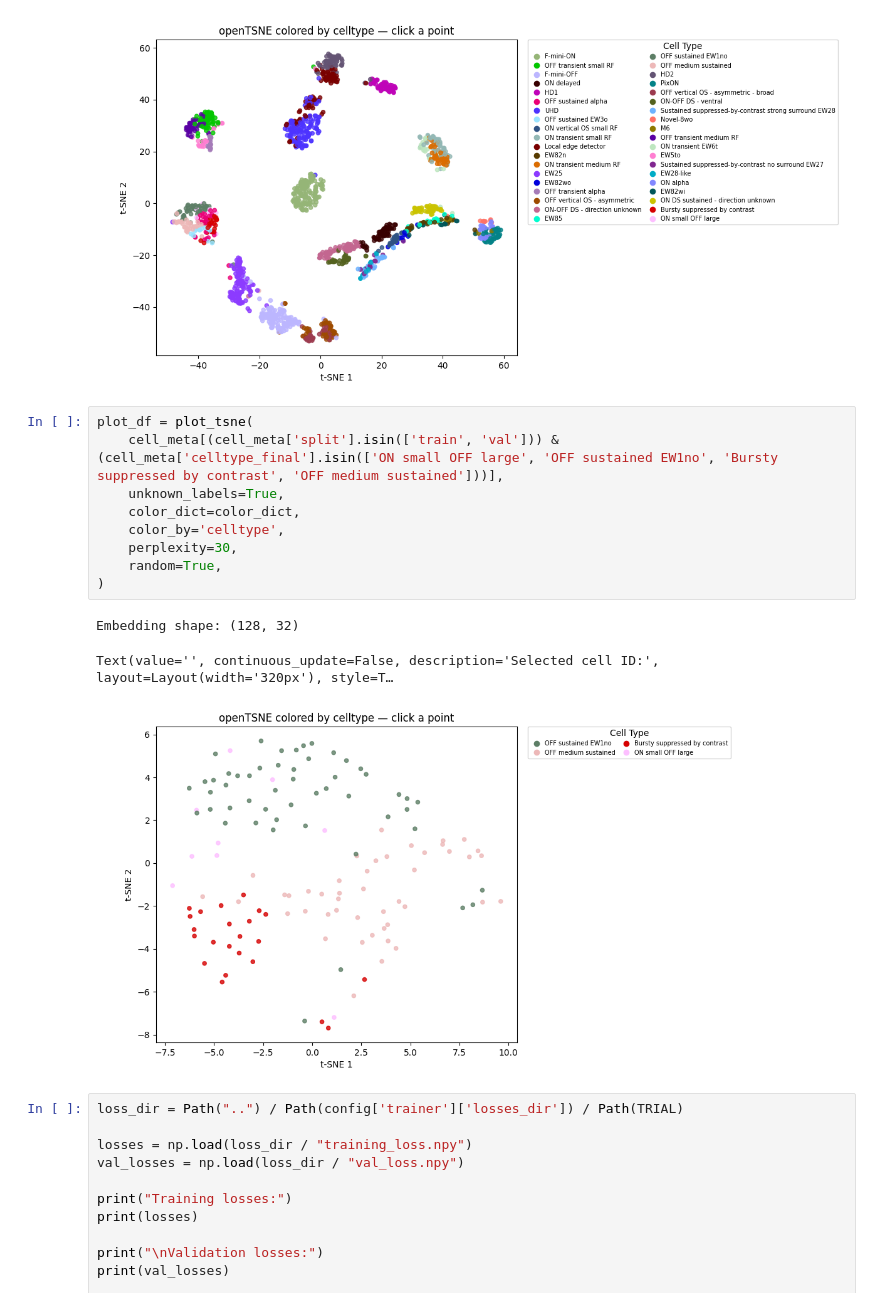
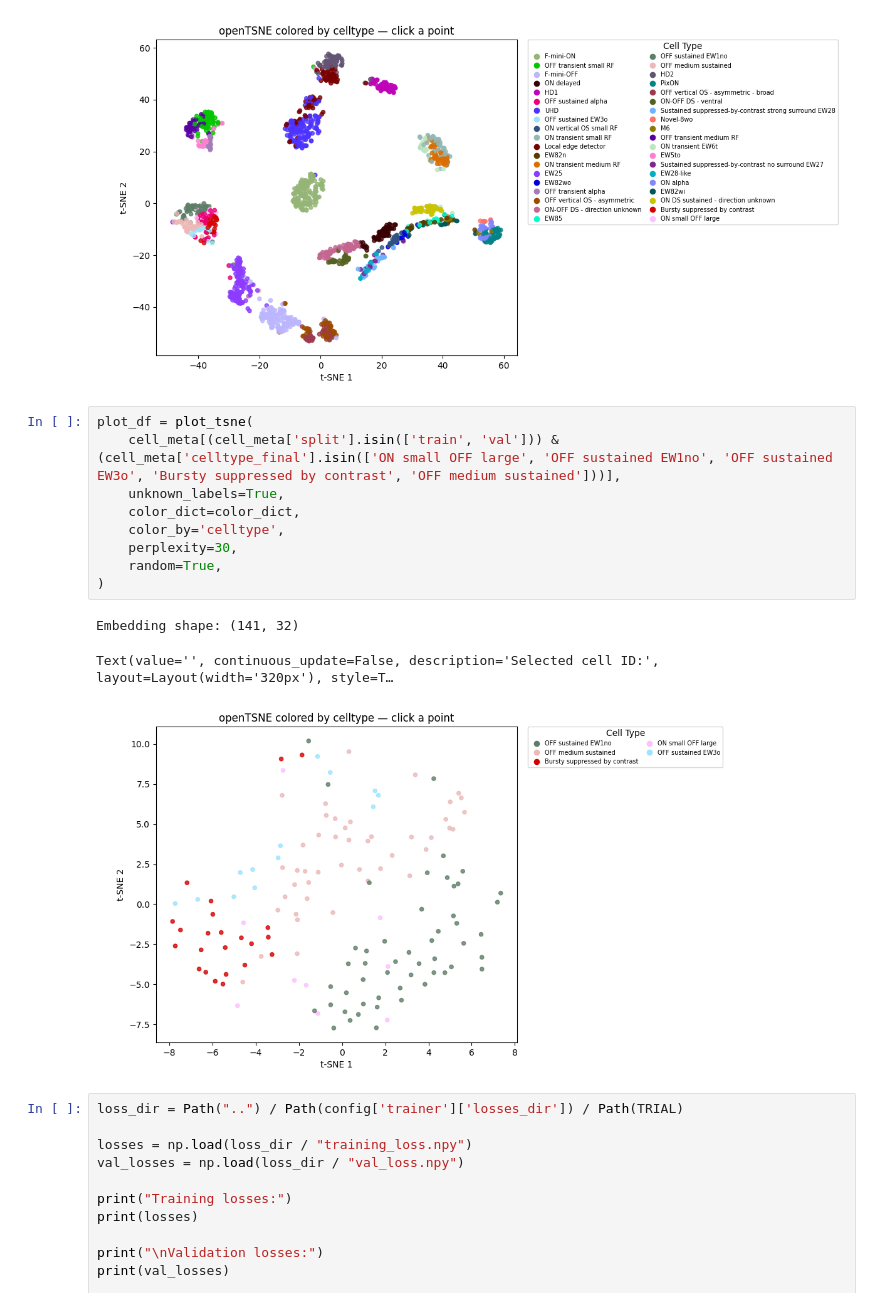
Before and after one commit to pegah81/ssl_neuron, a Jupyter notebook: ssl_neuron/demos/model_inference.ipynb, the cells around one changed output. Drawn from its saved outputs; the diff is of its cells as text.

Commit message:
plot of overlapping cells

```diff
--- a/ssl_neuron/demos/model_inference.ipynb
+++ b/ssl_neuron/demos/model_inference.ipynb
@@ -497,17 +497,17 @@ Text(value='', continuous_update=False, description='Selected cell ID:', layout=
 [figure]
 # %%
 plot_df = plot_tsne(
-    cell_meta[(cell_meta['split'].isin(['train', 'val'])) & (cell_meta['celltype_final'].isin(['ON small OFF large', 'OFF sustained EW1no', 'Bursty suppressed by contrast', 'OFF medium sustained']))],
+    cell_meta[(cell_meta['split'].isin(['train', 'val'])) & (cell_meta['celltype_final'].isin(['ON small OFF large', 'OFF sustained EW1no', 'OFF sustained EW3o', 'Bursty suppressed by contrast', 'OFF medium sustained']))],
     unknown_labels=True,
     color_dict=color_dict,
     color_by='celltype',
     perplexity=30,
     random=True,
 )
 # %% [output]
-Embedding shape: (128, 32)
+Embedding shape: (141, 32)
 Text(value='', continuous_update=False, description='Selected cell ID:', layout=Layout(width='320px'), style=T…
-[figure, old version]
+[figure, new version]
 # %%
 loss_dir = Path("..") / Path(config['trainer']['losses_dir']) / Path(TRIAL)
 
```
